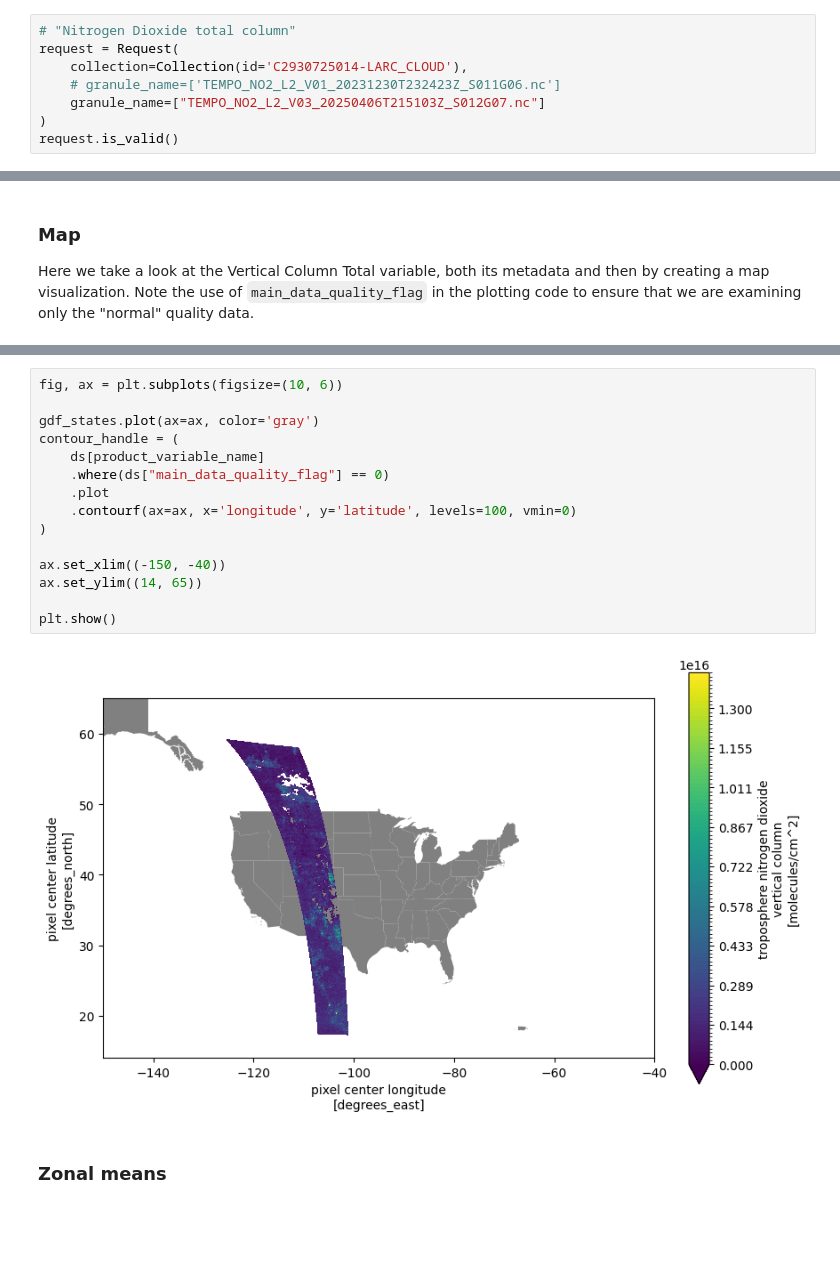
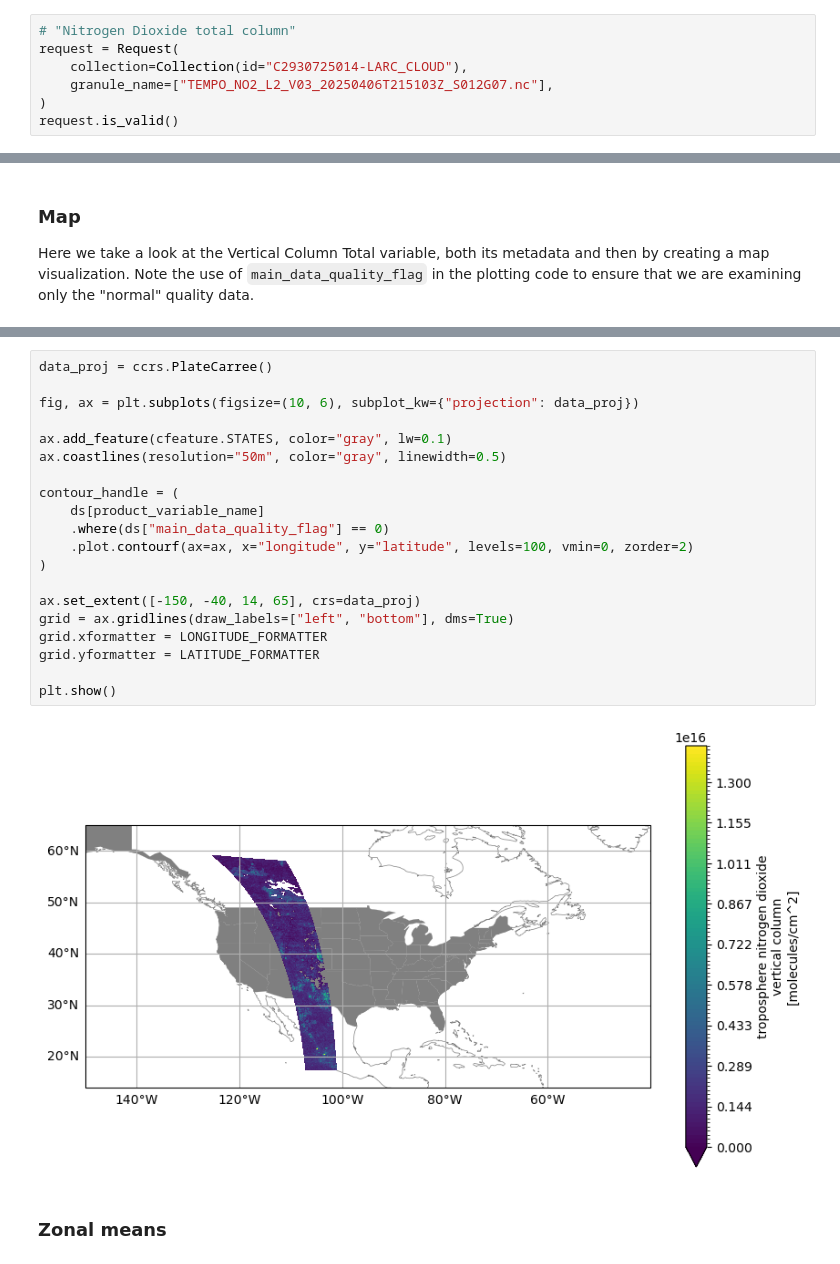
Before and after one commit to nasa/ASDC_Data_and_User_Services, a Jupyter notebook: TEMPO/how_to_visualize_TEMPO_data_using_harmony-py.ipynb, the cells around one changed output, grey strips where cells are left out. Cells and saved outputs as stored; diff of their text form; blank space fills up the shorter version.

Commit message:
update to use cartopy, lint, format

```diff
--- a/TEMPO/how_to_visualize_TEMPO_data_using_harmony-py.ipynb
+++ b/TEMPO/how_to_visualize_TEMPO_data_using_harmony-py.ipynb
@@ -86,9 +85,8 @@ In this case, we'll choose a granule (a ~6 minute window) containing nitrogen di
 # %%
 # "Nitrogen Dioxide total column"
 request = Request(
-    collection=Collection(id='C2930725014-LARC_CLOUD'),
-    # granule_name=['TEMPO_NO2_L2_V01_20231230T232423Z_S011G06.nc']
-    granule_name=["TEMPO_NO2_L2_V03_20250406T215103Z_S012G07.nc"]
+    collection=Collection(id="C2930725014-LARC_CLOUD"),
+    granule_name=["TEMPO_NO2_L2_V03_20250406T215103Z_S012G07.nc"],
 )
 request.is_valid()
 # %% [output]
@@ -171,22 +163,27 @@ Attributes:
     long_name:  troposphere nitrogen dioxide vertical column
     units:      molecules/cm^2
 # %%
-fig, ax = plt.subplots(figsize=(10, 6))
+data_proj = ccrs.PlateCarree()
 
-gdf_states.plot(ax=ax, color='gray')
+fig, ax = plt.subplots(figsize=(10, 6), subplot_kw={"projection": data_proj})
+
+ax.add_feature(cfeature.STATES, color="gray", lw=0.1)
+ax.coastlines(resolution="50m", color="gray", linewidth=0.5)
+
 contour_handle = (
     ds[product_variable_name]
     .where(ds["main_data_quality_flag"] == 0)
-    .plot
-    .contourf(ax=ax, x='longitude', y='latitude', levels=100, vmin=0)
+    .plot.contourf(ax=ax, x="longitude", y="latitude", levels=100, vmin=0, zorder=2)
 )
 
-ax.set_xlim((-150, -40))
-ax.set_ylim((14, 65))
+ax.set_extent([-150, -40, 14, 65], crs=data_proj)
+grid = ax.gridlines(draw_labels=["left", "bottom"], dms=True)
+grid.xformatter = LONGITUDE_FORMATTER
+grid.yformatter = LATITUDE_FORMATTER
 
 plt.show()
 # %% [output]
-[figure, old version]
+[figure, new version]
 # %% [markdown]
 ### Zonal means
 # %%
```
Also changed, not shown: parts of 21 cells of this notebook.
